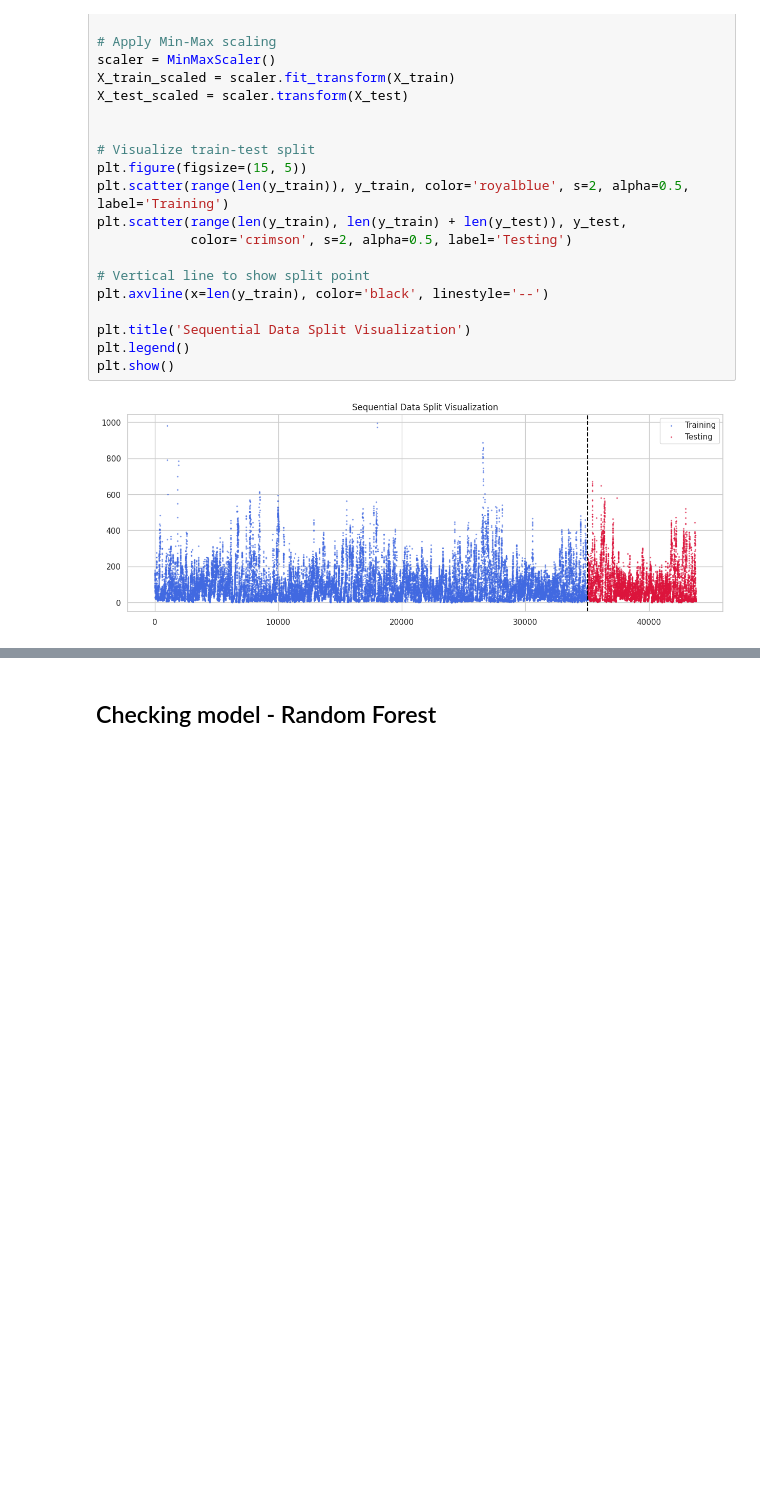
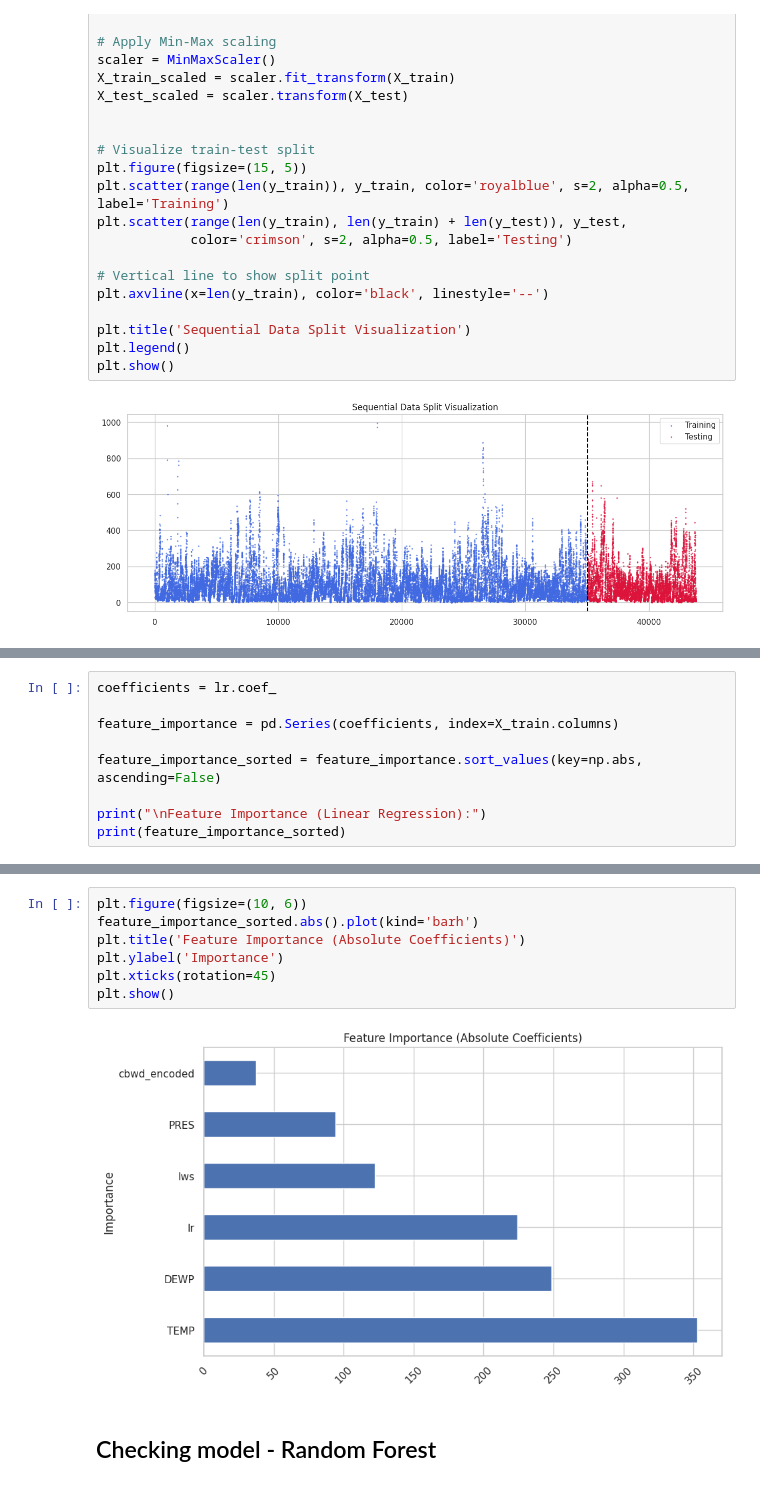
Before and after one commit to Murali47k/Neural-ODE-with-XAI, a Jupyter notebook: node_xai.ipynb, the cells around one changed output, grey strips where cells are left out. Drawn from its saved outputs; the diff is of its cells as text; blank space fills up the shorter version.

```diff
--- a/node_xai.ipynb
+++ b/node_xai.ipynb
@@ -209,0 +239,9 @@ plt.show()
+# %%
+coefficients = lr.coef_
+
+feature_importance = pd.Series(coefficients, index=X_train.columns)
+
+feature_importance_sorted = feature_importance.sort_values(key=np.abs, ascending=False)
+
+print("\nFeature Importance (Linear Regression):")
+print(feature_importance_sorted)
@@ -210,3 +257,12 @@ plt.show()
+# %%
+plt.figure(figsize=(10, 6))
+feature_importance_sorted.abs().plot(kind='barh')
+plt.title('Feature Importance (Absolute Coefficients)')
+plt.ylabel('Importance')
+plt.xticks(rotation=45)
+plt.show()
+# %% [output]
+[figure, added]
 # %% [markdown]
 ## Checking model - Random Forest
 # %%
```
Also changed, not shown: parts of 5 cells of this notebook.
